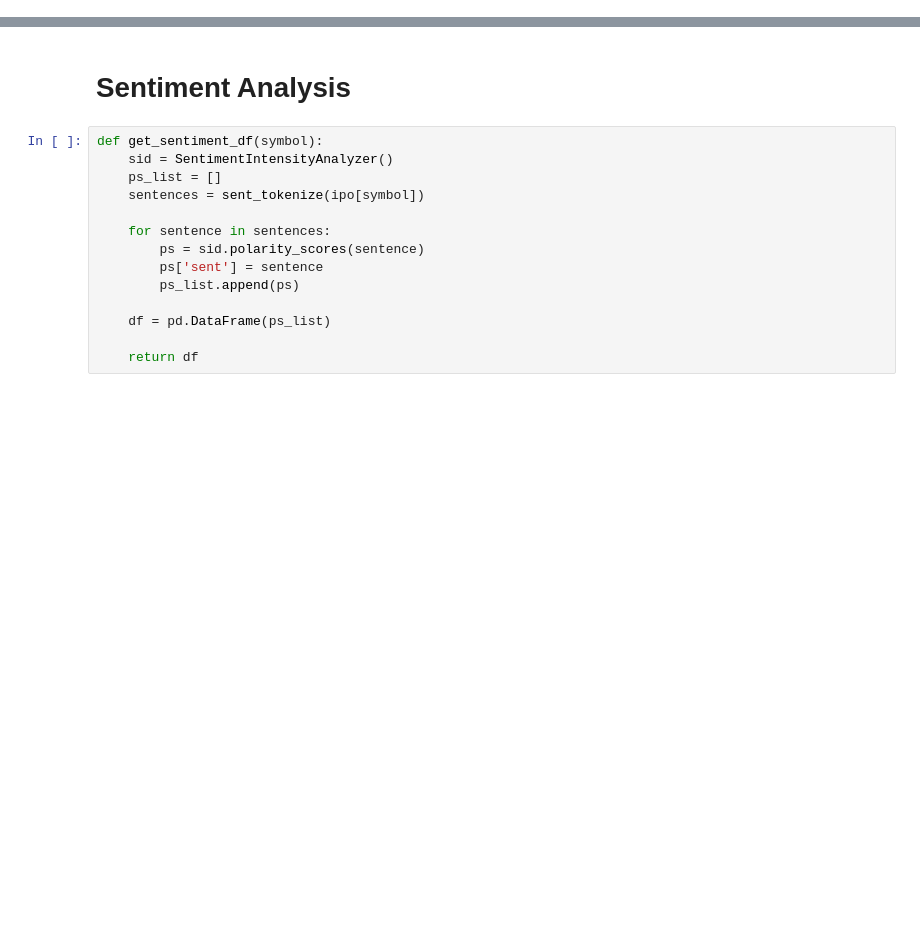
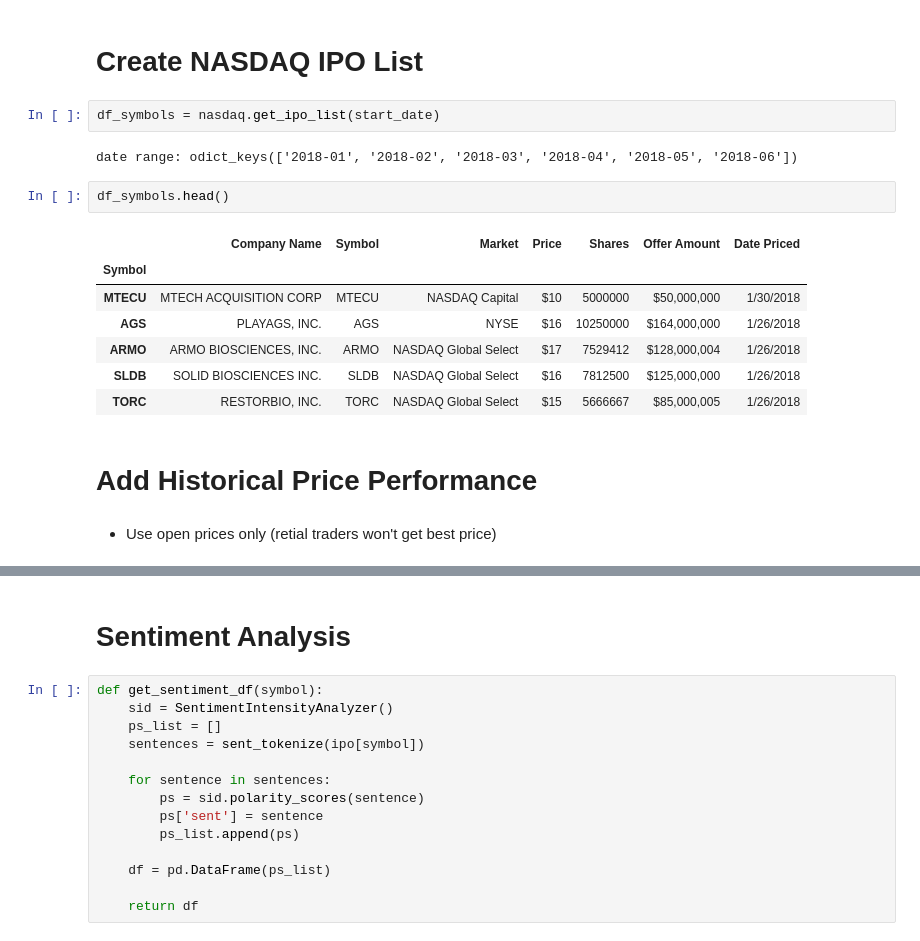
Before and after one commit to algonell/ipo-miner, a Jupyter notebook: IPO Text Mining.ipynb, the cells around one changed output, grey strips where cells are left out. Saved outputs shown, nothing was run; the diff lists cells and outputs as text; blank space fills up the shorter version.

```diff
--- a/IPO Text Mining.ipynb
+++ b/IPO Text Mining.ipynb
@@ -42,0 +51,20 @@ dict_keys(['AIHS', 'BDRY', 'DBX', 'FIXX', 'GNPX', 'RCUS', 'TIBRU', 'UMRX', 'ZS']
+# %% [markdown]
+# Create NASDAQ IPO List
+# %%
+df_symbols = nasdaq.get_ipo_list(start_date)
+# %% [output]
+date range: odict_keys(['2018-01', '2018-02', '2018-03', '2018-04', '2018-05', '2018-06'])
+# %%
+df_symbols.head()
+# %% [output]
+|  | Company Name | Symbol | Market | Price | Shares | Offer Amount | Date Priced |
+| Symbol |  |  |  |  |  |  |  |
+| MTECU | MTECH ACQUISITION CORP | MTECU | NASDAQ Capital | $10 | 5000000 | $50,000,000 | 1/30/2018 |
+| AGS | PLAYAGS, INC. | AGS | NYSE | $16 | 10250000 | $164,000,000 | 1/26/2018 |
+| ARMO | ARMO BIOSCIENCES, INC. | ARMO | NASDAQ Global Select | $17 | 7529412 | $128,000,004 | 1/26/2018 |
+| SLDB | SOLID BIOSCIENCES INC. | SLDB | NASDAQ Global Select | $16 | 7812500 | $125,000,000 | 1/26/2018 |
+| TORC | RESTORBIO, INC. | TORC | NASDAQ Global Select | $15 | 5666667 | $85,000,005 | 1/26/2018 |
+# %% [markdown]
+# Add Historical Price Performance
+# %% [markdown]
+- Use open prices only (retial traders won't get best price)
```
Also changed, not shown: parts of 10 cells of this notebook, 2 other files.
